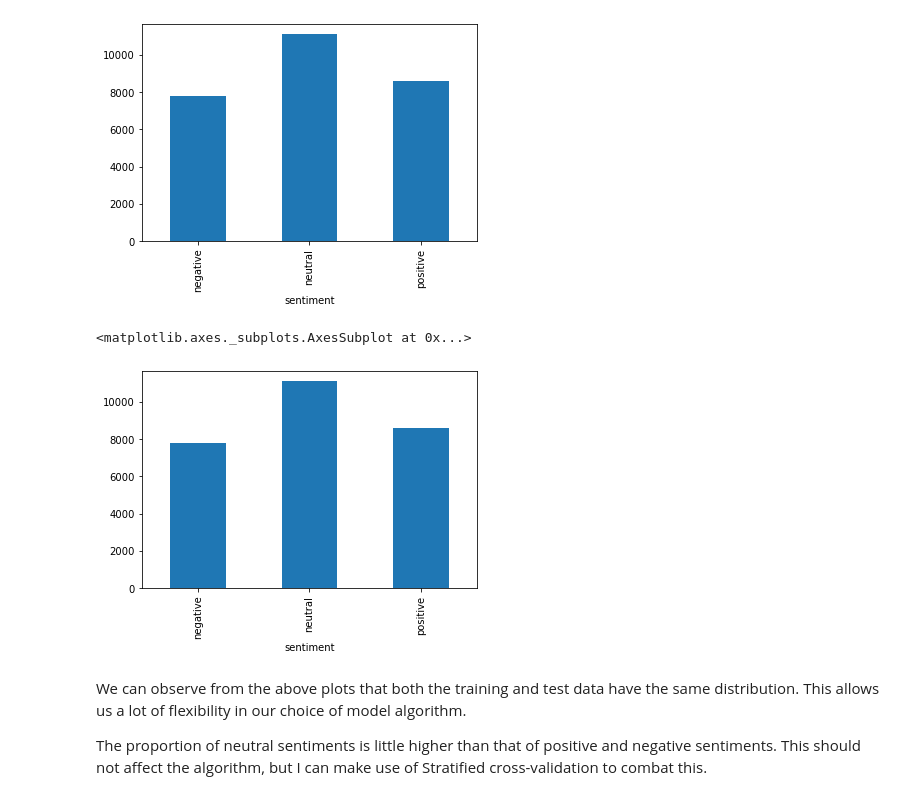
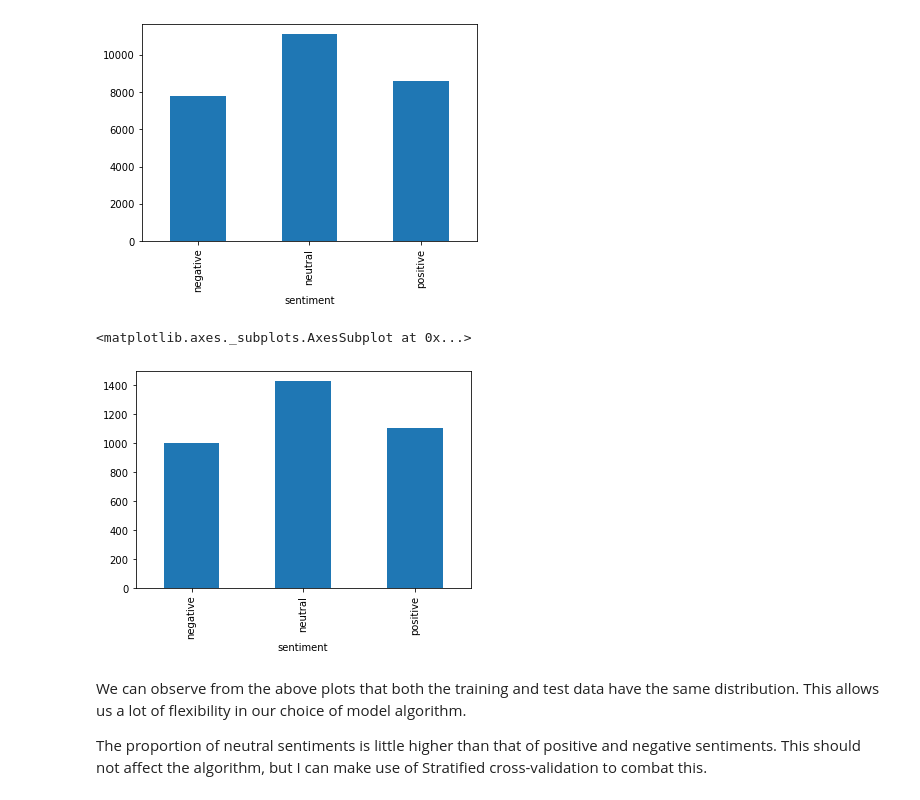
Before and after one commit to jasoriya/tweet-extraction, a Jupyter notebook: train_notebooks/tweet-extraction-eda.ipynb, the cells around one changed output. Cells and saved outputs as stored; diff of their text form; code cells hidden in the pictures.

Commit message:
fix: make plot on test

```diff
--- a/train_notebooks/tweet-extraction-eda.ipynb
+++ b/train_notebooks/tweet-extraction-eda.ipynb
@@ -69,10 +69,10 @@ train.groupby('sentiment').count()['textID'].plot(kind='bar')
 [figure]
 # %%
 # plot the total count of sentiments in testing data
-train.groupby('sentiment').count()['textID'].plot(kind='bar')
+test.groupby('sentiment').count()['textID'].plot(kind='bar')
 # %% [output]
 <matplotlib.axes._subplots.AxesSubplot at 0x...>
-[figure, old version]
+[figure, new version]
 # %% [markdown]
 We can observe from the above plots that both the training and test data have the same distribution. This allows us a lot of flexibility in our choice of model algorithm.
 
```
Also changed, not shown: parts of 1 cell of this notebook.
